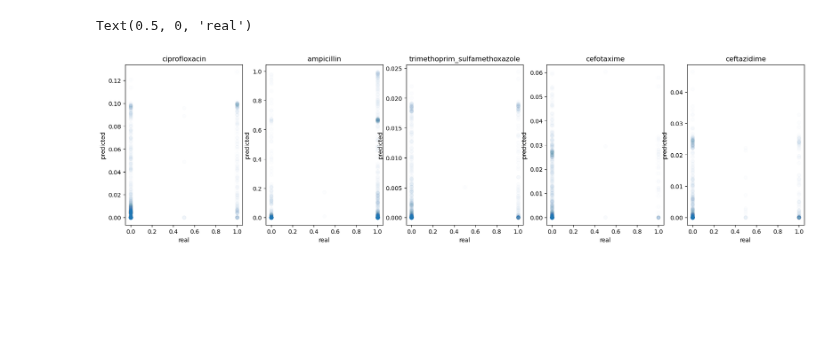
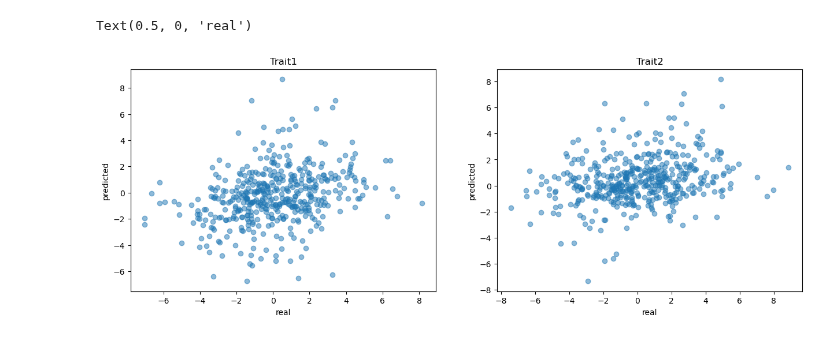
Before and after one commit to Arcadia-Science/2025-epistasis-dl-quantgen, a Jupyter notebook: alphasimr/compare_gpatlas_linear.ipynb, the cells around one changed output. Drawn from its saved outputs; the diff is of its cells as text; code cells hidden in the pictures; blank space fills up the shorter version.

```diff
--- a/alphasimr/compare_gpatlas_linear.ipynb
+++ b/alphasimr/compare_gpatlas_linear.ipynb
@@ -15,11 +17,7 @@ os.getcwd()
 # %%
 #pickled captum feature ablation output
-in_data = pk.load(open('../g_p_attr_individual_pheno.pk','rb'))
+in_data = pk.load(open('gpatlas_out/g_p_attr_individual_pheno.pk','rb'))
 
 #read in input into model to get labels of input features
-loci = pd.read_csv('../annotated_output_presence_absence_only.txt', sep='\s+')
-loci2 = loci.iloc[:, :1]
-del loci
-
 #linear model reference
-linear_mod = pd.read_csv('../presabs_marker_effects_probit.txt', sep='\t')
+linear_mod = pd.read_csv('sim_2trait_jan02_eff2.txt', sep=' ')
@@ -78,3 +68,6 @@ for i in range(len(in_data)):
 result.to_pickle('feature_ablation_summary_per_pheno.pk')
 
 #column_means_df = pd.DataFrame(column_means)
+# %%
+result = pk.load(open('feature_ablation_summary_per_pheno.pk','rb'))
+print(result)
@@ -266,6 +134,0 @@ Text(0.5, 1.0, 'ceftazidime')
-# %%
-#can use to visualuze latent space
-in_data3 = pk.load(open("../phens_phen_encodings_dng_gp.pk",'rb'))
-
-#test phens 1409 * 5
-in_data3[0]
@@ -278,81 +142,33 @@ array([[0., 1., 0., ..., 0., 1., 0.],
 # %%
 
 
 #phenotypes, phenotype encodings and pheno latent from G-P model
 #can use to visualuze latent space
-in_data3 = pk.load(open("../phens_phen_encodings_dng_gp.pk",'rb'))
+in_data3 = pk.load(open("gpatlas_out/phens_phen_encodings_dng_gp.pk",'rb'))
 
-#test phens 1409 * 5
-in_data3[0]
-len(in_data3[0])
-#len(in_data3[0][0])
 
-#test phens decodded(?) 1409 * 5
-in_data3[1]
-len(in_data3[1])
-#len(in_data3[1][0])
-
-#test phens latent 1409 * 4
-in_data3[2]
-len(in_data3[2])
-#len(in_data3[1][0])
-
-################
-raw_pheno = in_data3[0]
+raw_pheno = pd.DataFrame(in_data3[0].T, columns=['Trait1', 'Trait2'])
+pred_pheno = pd.DataFrame(in_data3[1].T, columns=['Trait1', 'Trait2'])
 
 
 
-raw_pheno = pd.DataFrame(in_data3[0].T, columns=['ciprofloxacin', 'ampicillin',
-                'trimethoprim_sulfamethoxazole', 'cefotaxime', 'ceftazidime'])
-
-raw_pheno
-#raw_pheno.sum(axis=1)
-
-pred_pheno = pd.DataFrame(in_data3[1].T, columns=['ciprofloxacin', 'ampicillin',
-                'trimethoprim_sulfamethoxazole', 'cefotaxime', 'ceftazidime'])
-pred_pheno
+plt.figure(figsize=(15, 5))
 
 
-#create new max abs value variable
-#df['max_eff'] = df[['allele0', 'allele1', 'allele2']].abs().max(axis=1)
-
-
-plt.figure(figsize=(21, 5))
-
-
-plt.subplot(1, 5, 1)  # row 1, column 2, count 1
-plt.scatter(raw_pheno['ciprofloxacin'], pred_pheno['ciprofloxacin'],alpha=0.01)
-plt.title('ciprofloxacin')
+plt.subplot(1, 2, 1)  # row 1, column 2, count 1
+plt.scatter(raw_pheno['Trait1'], pred_pheno['Trait1'],alpha=0.5)
+plt.title('Trait1')
 plt.ylabel("predicted")
 plt.xlabel("real")
 
 
-plt.subplot(1, 5, 2)  # row 1, column 2, count 1
-plt.scatter(raw_pheno['ampicillin'], pred_pheno['ampicillin'],alpha=0.01)
-plt.title('ampicillin')
+plt.subplot(1, 2, 2)  # row 1, column 2, count 1
+plt.scatter(raw_pheno['Trait2'], pred_pheno['Trait2'],alpha=0.5)
+plt.title('Trait2')
 plt.ylabel("predicted")
 plt.xlabel("real")
-
-
-plt.subplot(1, 5, 3)  # row 1, column 2, count 1
-plt.scatter(raw_pheno['trimethoprim_sulfamethoxazole'], pred_pheno['trimethoprim_sulfamethoxazole'],alpha=0.01)
-plt.title('trimethoprim_sulfamethoxazole')
-plt.ylabel("predicted")
-plt.xlabel("real")
-
-plt.subplot(1, 5, 4)  # row 1, column 2, count 1
-plt.scatter(raw_pheno['cefotaxime'], pred_pheno['cefotaxime'],alpha=0.01)
-plt.title('cefotaxime')
-plt.ylabel("predicted")
-plt.xlabel("real")
-
-plt.subplot(1, 5, 5)  # row 1, column 2, count 1
-plt.scatter(raw_pheno['ceftazidime'], pred_pheno['ceftazidime'],alpha=0.01)
-plt.title('ceftazidime')
-plt.ylabel("predicted")
-plt.xlabel("real")
 # %% [output]
 Text(0.5, 0, 'real')
-[figure, old version]
+[figure, new version]
 # %%
 
```
Also changed, not shown: parts of 18 cells of this notebook, 11 other files.
